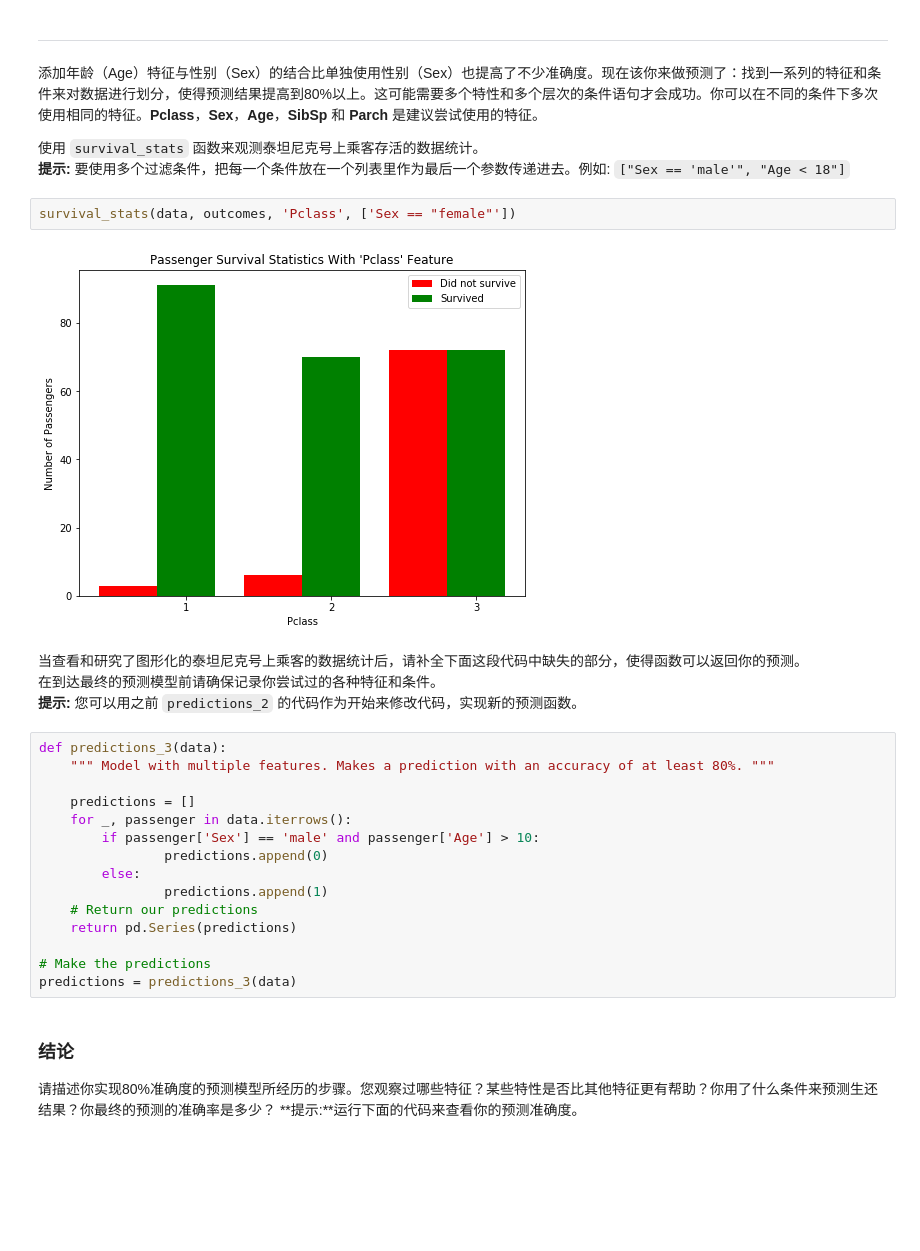
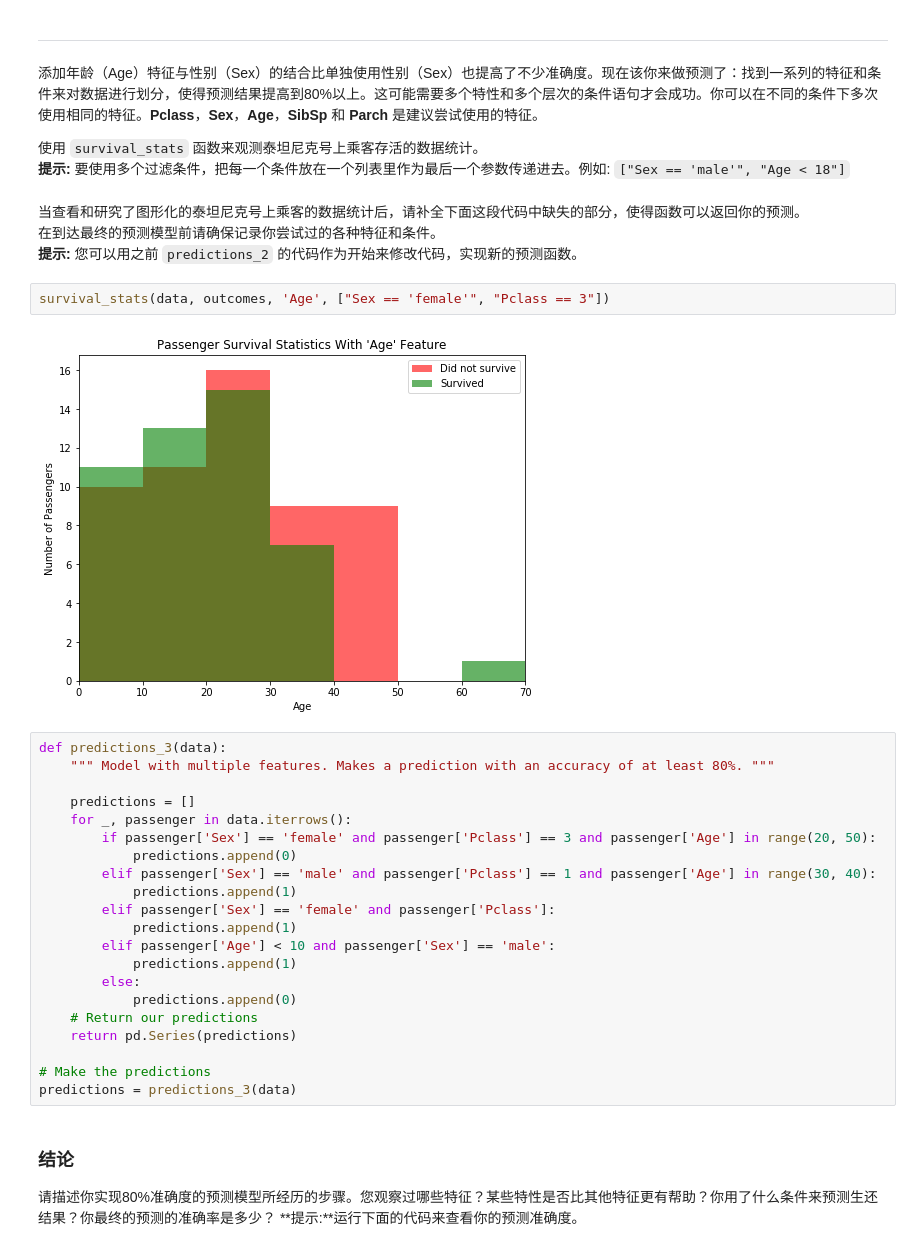
Before and after one commit to zieft/titanic_survival_exploration, a Jupyter notebook: titanic_survival_exploration.ipynb, the cells around one changed output. Cells and saved outputs as stored; diff of their text form; blank space fills up the shorter version.

```diff
--- a/titanic_survival_exploration.ipynb
+++ b/titanic_survival_exploration.ipynb
@@ -231,24 +233,30 @@ Predictions have an accuracy of 79.35%.
 
 使用 `survival_stats` 函数来观测泰坦尼克号上乘客存活的数据统计。
 **提示:** 要使用多个过滤条件，把每一个条件放在一个列表里作为最后一个参数传递进去。例如: `["Sex == 'male'", "Age < 18"]`
-# %%
-survival_stats(data, outcomes, 'Pclass', ['Sex == "female"'])
-# %% [output]
-[figure, removed]
 # %% [markdown]
 当查看和研究了图形化的泰坦尼克号上乘客的数据统计后，请补全下面这段代码中缺失的部分，使得函数可以返回你的预测。
 在到达最终的预测模型前请确保记录你尝试过的各种特征和条件。
 **提示:** 您可以用之前 `predictions_2` 的代码作为开始来修改代码，实现新的预测函数。
+# %%
+survival_stats(data, outcomes, 'Age', ["Sex == 'female'", "Pclass == 3"])
+# %% [output]
+[figure, added]
 # %%
 def predictions_3(data):
     """ Model with multiple features. Makes a prediction with an accuracy of at least 80%. """
 
     predictions = []
     for _, passenger in data.iterrows():
-        if passenger['Sex'] == 'male' and passenger['Age'] > 10:
-                predictions.append(0)
+        if passenger['Sex'] == 'female' and passenger['Pclass'] == 3 and passenger['Age'] in range(20, 50):
+            predictions.append(0)
+        elif passenger['Sex'] == 'male' and passenger['Pclass'] == 1 and passenger['Age'] in range(30, 40):
+            predictions.append(1)
+        elif passenger['Sex'] == 'female' and passenger['Pclass']:
+            predictions.append(1)
+        elif passenger['Age'] < 10 and passenger['Sex'] == 'male':
+            predictions.append(1)
         else:
-                predictions.append(1)
+            predictions.append(0)
     # Return our predictions
     return pd.Series(predictions)
 
```
Also changed, not shown: parts of 4 cells of this notebook.
